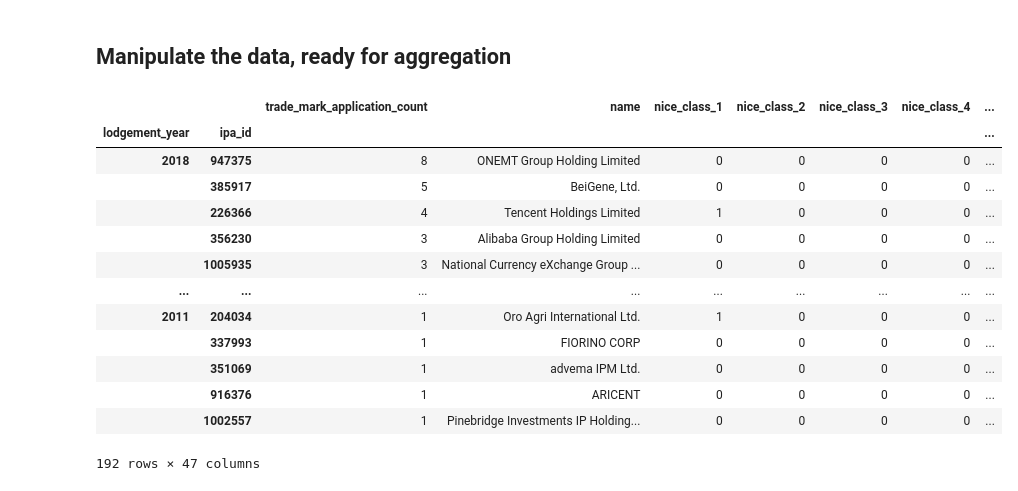
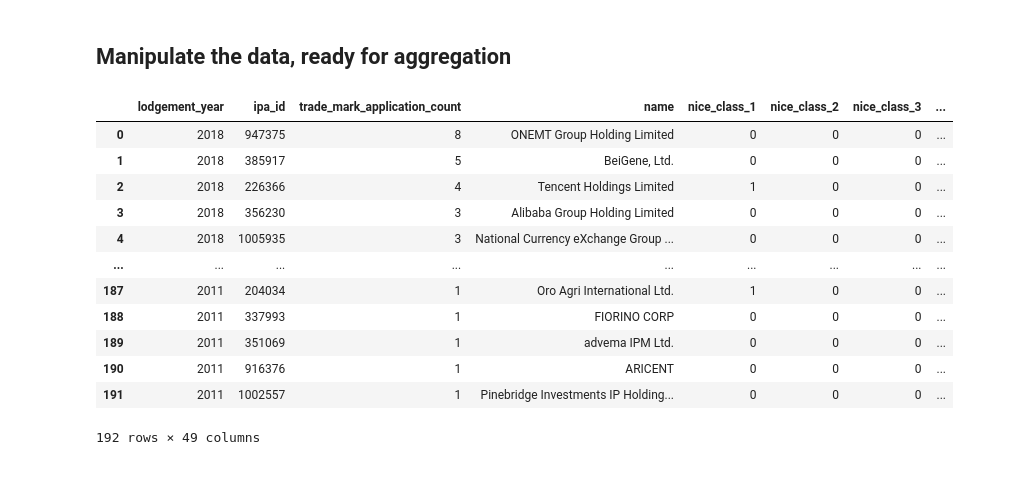
Before and after one commit to MinKimIP/IPA-public, a Jupyter notebook: data_request/2020-03-17 Cayman Islands Trade Mark.ipynb, the cells around one changed output. Cells and saved outputs as stored; diff of their text form; code cells hidden in the pictures.

```diff
--- a/data_request/2020-03-17 Cayman Islands Trade Mark.ipynb
+++ b/data_request/2020-03-17 Cayman Islands Trade Mark.ipynb
@@ -86,39 +86,43 @@ tm.sample(n=10)
 # %%
 df = (tm.query('country=="KY"')
         .assign(lodgement_year = lambda x: x['lodgement_date'].dt.year.astype(int))
         .drop(columns=['lodgement_date', 'country'])
         .query('lodgement_year >= 2011')
         .query('lodgement_year <= 2018')
         .assign(ipa_id = lambda x: x['ipa_id'].astype(int))
         .drop_duplicates())
 
 nice_class_columns = [column for column in df.columns if 'class' in column]
 
 for column in nice_class_columns:
     df[column] = df[column].fillna(0).astype(int)
 
 agg_dict = {'tm_number': 'count',
             'name': 'last'}
 
 for column in nice_class_columns:
     agg_dict[column] = np.sum
 
-(df
- .groupby(['lodgement_year', 'ipa_id']).agg(agg_dict)
- .rename(columns={'tm_number': 'trade_mark_application_count'})
- .sort_values(['lodgement_year', 'trade_mark_application_count'], ascending=False))
+summary = (df
+            .groupby(['lodgement_year', 'ipa_id']).agg(agg_dict)
+            .rename(columns={'tm_number': 'trade_mark_application_count'})
+            .sort_values(['lodgement_year', 'trade_mark_application_count'], ascending=False)
+            .reset_index())
+
+summary.to_csv('cayman_tm_summary.csv', encoding='utf-8', index=False)
+
+summary
 # %% [output]
-|  |  | trade_mark_application_count | name | nice_class_1 | nice_class_2 | nice_class_3 | nice_class_4 | ... |
-| lodgement_year | ipa_id |  |  |  |  |  |  | ... |
-| 2018 | 947375 | 8 | ONEMT Group Holding Limited | 0 | 0 | 0 | 0 | ... |
-|  | 385917 | 5 | BeiGene, Ltd. | 0 | 0 | 0 | 0 | ... |
-|  | 226366 | 4 | Tencent Holdings Limited | 1 | 0 | 0 | 0 | ... |
-|  | 356230 | 3 | Alibaba Group Holding Limited | 0 | 0 | 0 | 0 | ... |
-|  | 1005935 | 3 | National Currency eXchange Group ... | 0 | 0 | 0 | 0 | ... |
+|  | lodgement_year | ipa_id | trade_mark_application_count | name | nice_class_1 | nice_class_2 | nice_class_3 | ... |
+| 0 | 2018 | 947375 | 8 | ONEMT Group Holding Limited | 0 | 0 | 0 | ... |
+| 1 | 2018 | 385917 | 5 | BeiGene, Ltd. | 0 | 0 | 0 | ... |
+| 2 | 2018 | 226366 | 4 | Tencent Holdings Limited | 1 | 0 | 0 | ... |
+| 3 | 2018 | 356230 | 3 | Alibaba Group Holding Limited | 0 | 0 | 0 | ... |
+| 4 | 2018 | 1005935 | 3 | National Currency eXchange Group ... | 0 | 0 | 0 | ... |
 | ... | ... | ... | ... | ... | ... | ... | ... | ... |
-| 2011 | 204034 | 1 | Oro Agri International Ltd. | 1 | 0 | 0 | 0 | ... |
-|  | 337993 | 1 | FIORINO CORP | 0 | 0 | 0 | 0 | ... |
-|  | 351069 | 1 | advema IPM Ltd. | 0 | 0 | 0 | 0 | ... |
-|  | 916376 | 1 | ARICENT | 0 | 0 | 0 | 0 | ... |
-|  | 1002557 | 1 | Pinebridge Investments IP Holding... | 0 | 0 | 0 | 0 | ... |
+| 187 | 2011 | 204034 | 1 | Oro Agri International Ltd. | 1 | 0 | 0 | ... |
+| 188 | 2011 | 337993 | 1 | FIORINO CORP | 0 | 0 | 0 | ... |
+| 189 | 2011 | 351069 | 1 | advema IPM Ltd. | 0 | 0 | 0 | ... |
+| 190 | 2011 | 916376 | 1 | ARICENT | 0 | 0 | 0 | ... |
+| 191 | 2011 | 1002557 | 1 | Pinebridge Investments IP Holding... | 0 | 0 | 0 | ... |
-192 rows × 47 columns
+192 rows × 49 columns
```
